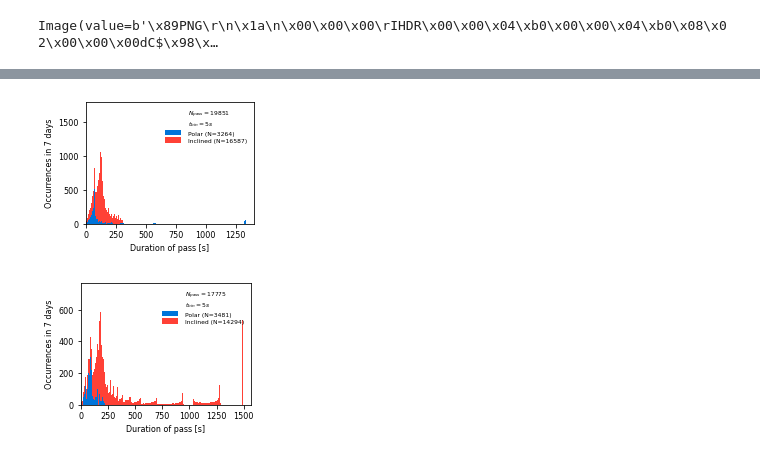
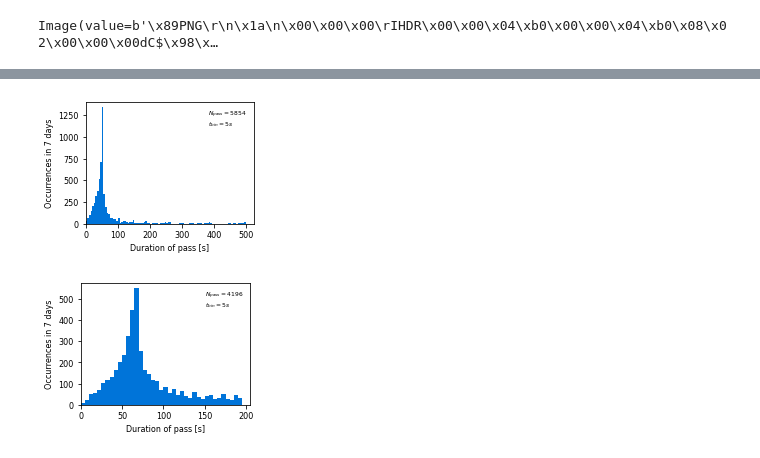
Before and after one commit to Josvth/hermes, a Jupyter notebook: visibility_analysis/OneWeb/Analysis_OneWeb.ipynb, the cells around one changed output, grey strips where cells are left out. Cells and saved outputs as stored; diff of their text form; code cells hidden in the pictures.

```diff
--- a/visibility_analysis/OneWeb/Analysis_OneWeb.ipynb
+++ b/visibility_analysis/OneWeb/Analysis_OneWeb.ipynb
@@ -261,14 +236,10 @@ def generate_gap_df(instances_df, step_duration = 1.0, end_tof = None):
 # %%
 columns = ['strand_name', 'tof', 'r_a_x', 'r_a_y', 'r_a_z', 'r_b_x', 'r_b_y', 'r_b_z']
 
-#store_500km = pd.HDFStore("Test_LOSAnalysis_sat_500km_90deg_to_Telesat_2020-12-31_08-50-39.h5")
-#store_500km = pd.HDFStore("2021-01-02_10-51-23_Test_LOSAnalysis_sat_500km_97deg_to_Telesat.h5")
-store_500km = pd.HDFStore("2021-01-02_11-39-41_Test_LOSAnalysis_sat_500km_97deg_to_Telesat.h5")
+store_500km = pd.HDFStore("2021-01-18_11-41-24_OneWeb_LOSAnalysis_sat_500km_97deg_to_node.h5")
 instances_500km_df = store_500km.select('contact_instances', 'columns = %s' % str(columns))
 # %%
-#store_400km = pd.HDFStore("Test_LOSAnalysis_sat_400km_51deg_to_Telesat_2020-12-31_08-50-33.h5")
-#store_400km = pd.HDFStore("2021-01-02_10-51-17_Test_LOSAnalysis_sat_400km_51deg_to_Telesat.h5")
-store_400km = pd.HDFStore("2021-01-02_11-39-35_Test_LOSAnalysis_sat_400km_51deg_to_Telesat.h5")
+store_400km = pd.HDFStore("2021-01-18_11-41-19_OneWeb_LOSAnalysis_sat_400km_51deg_to_node.h5")
 instances_400km_df = store_400km.select('contact_instances', 'columns = %s' % str(columns))
 # %%
 pass_500km_df = generate_pass_df(instances_500km_df)
@@ -320,45 +289,39 @@ def plot_pass_temporal_distribution(pass_df, bin_size = 5.0):
 
     bins = int(np.max(durations_np))
     bins = int(bins / bin_size) # x second bins
     count = len(durations_np)
 
     fig, ax = plt.subplots(tight_layout=True, figsize=(3.2, 2.4))
 
     ax.plot(np.NaN, np.NaN, '-', color='none', label='$N_{pass} = %d$' % (count))
     ax.plot(np.NaN, np.NaN, '-', color='none', label='$t_{bin} = %ds$' % (bin_size))
 
     # Split into polar and inclined orbits
-    polar_sat = np.isclose(pass_df.r_b_norm - Earth.R_mean.to(u.m).value, 1015*1000, atol=100)
-    inc_sat = np.isclose(pass_df.r_b_norm - Earth.R_mean.to(u.m).value, 1325*1000, atol=100)
-
-    durations_np = [durations_np[polar_sat], durations_np[inc_sat]]
-
     n, bins, patches = ax.hist(durations_np,
                                bins=bins,
                                histtype='bar',
                                stacked=True,
-                               color=["#0074D9", "#FF4136"],
-                               label=['Polar (N=%d)' % polar_sat.sum(),
-                                      'Inclined (N=%d)' % inc_sat.sum()])
+                               color="#0074D9",
+                               )
 
     ax.set_xlabel('Duration of pass [s]')
     ax.set_ylabel('Occurrences in 7 days')
     ax.set_xlim((0, ax.get_xlim()[1]))
 
     ax.legend(loc='upper right', frameon=False, labelspacing=0.1, fontsize=8)
 
 plot_pass_temporal_distribution(pass_500km_df)
 apply_report_formatting()
-plt.savefig(figures_dir + '/Telesat_pass_distribution_500km97deg.pgf')
+plt.savefig(figures_dir + '/OneWeb_pass_distribution_500km97deg.pdf')
 plt.show()
 
 plot_pass_temporal_distribution(pass_400km_df)
 apply_report_formatting()
-plt.savefig(figures_dir + '/Telesat_pass_distribution_400km51deg.pgf')
+plt.savefig(figures_dir + '/OneWeb_pass_distribution_400km51deg.pdf')
 plt.show()
 # %% [output]
-[figure, old version]
+[figure, new version]
-[figure, old version]
+[figure, new version]
 # %%
 def plot_gap_temporal_distribution(gaps_df, bin_size = 5.0):
 
```
Also changed, not shown: parts of 13 cells of this notebook, 3 other files.
